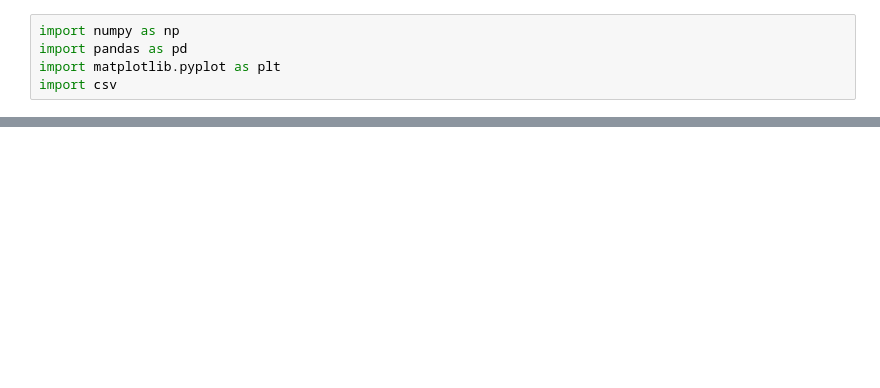
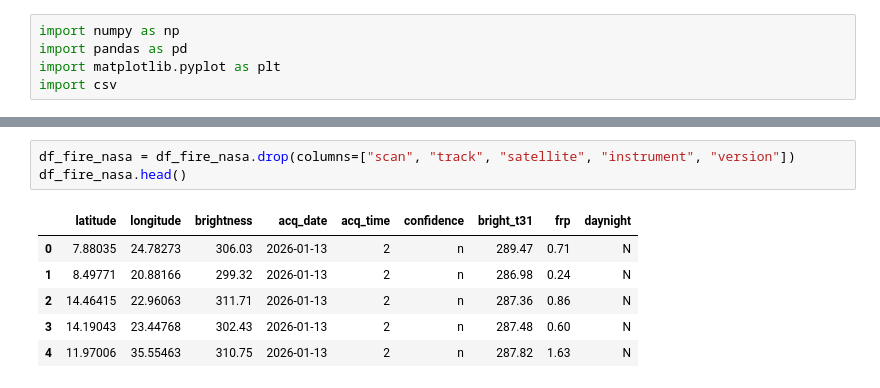
Before and after one commit to EsmeNtb/Gaia-Phylax, a Jupyter notebook: backend/data/notebooks/01.data_preprocessing.ipynb, the cells around one changed output, grey strips where cells are left out. Cells and saved outputs as stored; diff of their text form; blank space fills up the shorter version.

```diff
--- a/backend/data/notebooks/01.data_preprocessing.ipynb
+++ b/backend/data/notebooks/01.data_preprocessing.ipynb
@@ -42,0 +108,10 @@ FileNotFoundError: [Errno 2] No such file or directory: '../raw/fire_nasa_data.c
+# %%
+df_fire_nasa = df_fire_nasa.drop(columns=["scan", "track", "satellite", "instrument", "version"])
+df_fire_nasa.head()
+# %% [output]
+|  | latitude | longitude | brightness | acq_date | acq_time | confidence | bright_t31 | frp | daynight |
+| 0 | 7.88035 | 24.78273 | 306.03 | 2026-01-13 | 2 | n | 289.47 | 0.71 | N |
+| 1 | 8.49771 | 20.88166 | 299.32 | 2026-01-13 | 2 | n | 286.98 | 0.24 | N |
+| 2 | 14.46415 | 22.96063 | 311.71 | 2026-01-13 | 2 | n | 287.36 | 0.86 | N |
+| 3 | 14.19043 | 23.44768 | 302.43 | 2026-01-13 | 2 | n | 287.48 | 0.60 | N |
+| 4 | 11.97006 | 35.55463 | 310.75 | 2026-01-13 | 2 | n | 287.82 | 1.63 | N |
```
Also changed, not shown: parts of 33 cells of this notebook.
